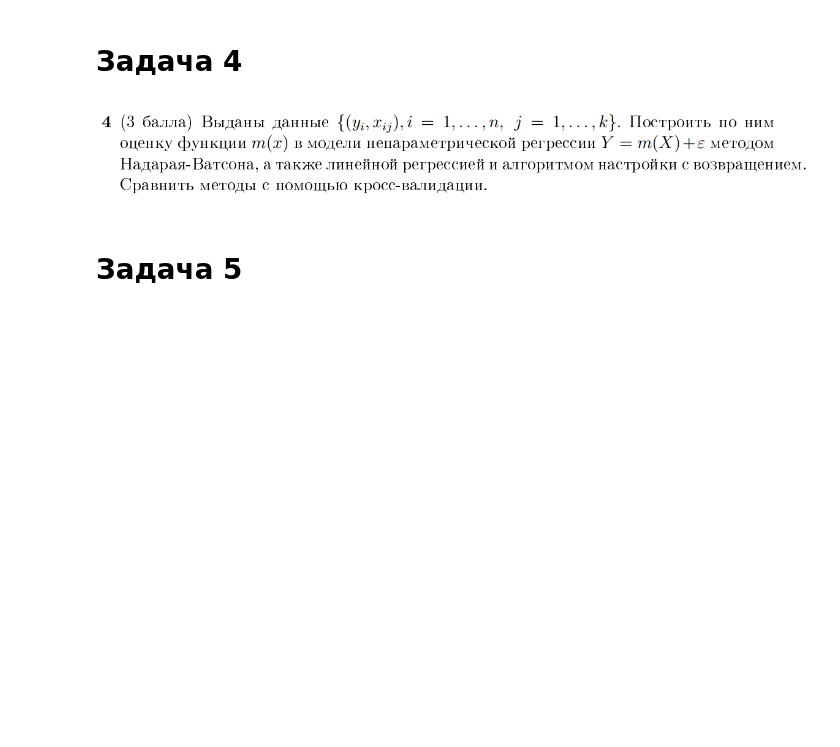
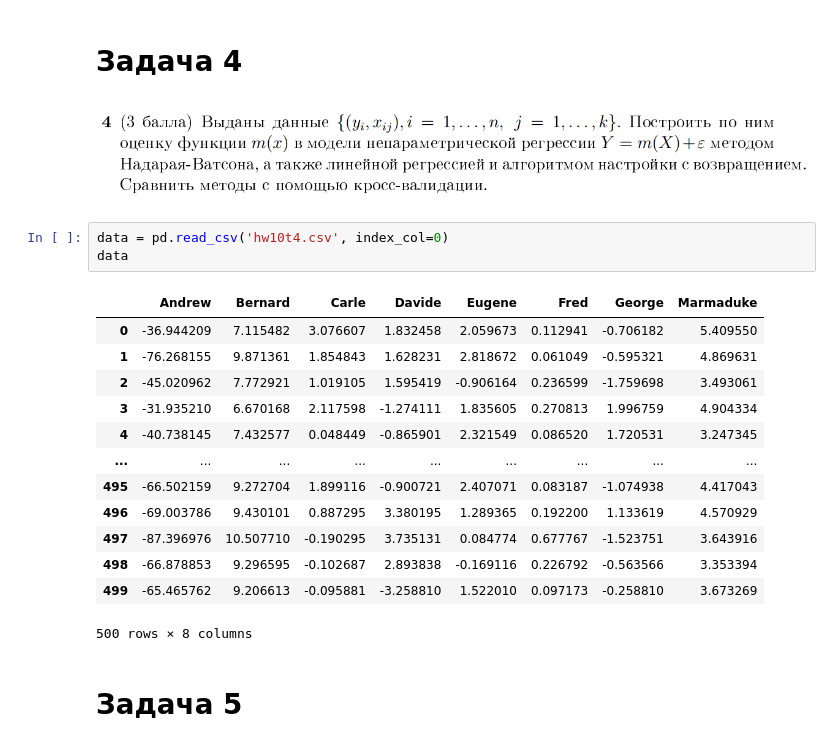
Before and after one commit to voroninip/Statistics, a Jupyter notebook: HW10/HW10.ipynb, the cells around one changed output. Saved outputs shown, nothing was run; the diff lists cells and outputs as text; blank space fills up the shorter version.

```diff
--- a/HW10/HW10.ipynb
+++ b/HW10/HW10.ipynb
@@ -233,6 +233,23 @@ plt.legend();
 # Задача 4
 # %% [markdown]
 ![4.png](embedded-picture-1)
+# %%
+data = pd.read_csv('hw10t4.csv', index_col=0)
+data
+# %% [output]
+|  | Andrew | Bernard | Carle | Davide | Eugene | Fred | George | Marmaduke |
+| 0 | -36.944209 | 7.115482 | 3.076607 | 1.832458 | 2.059673 | 0.112941 | -0.706182 | 5.409550 |
+| 1 | -76.268155 | 9.871361 | 1.854843 | 1.628231 | 2.818672 | 0.061049 | -0.595321 | 4.869631 |
+| 2 | -45.020962 | 7.772921 | 1.019105 | 1.595419 | -0.906164 | 0.236599 | -1.759698 | 3.493061 |
+| 3 | -31.935210 | 6.670168 | 2.117598 | -1.274111 | 1.835605 | 0.270813 | 1.996759 | 4.904334 |
+| 4 | -40.738145 | 7.432577 | 0.048449 | -0.865901 | 2.321549 | 0.086520 | 1.720531 | 3.247345 |
+| ... | ... | ... | ... | ... | ... | ... | ... | ... |
+| 495 | -66.502159 | 9.272704 | 1.899116 | -0.900721 | 2.407071 | 0.083187 | -1.074938 | 4.417043 |
+| 496 | -69.003786 | 9.430101 | 0.887295 | 3.380195 | 1.289365 | 0.192200 | 1.133619 | 4.570929 |
+| 497 | -87.396976 | 10.507710 | -0.190295 | 3.735131 | 0.084774 | 0.677767 | -1.523751 | 3.643916 |
+| 498 | -66.878853 | 9.296595 | -0.102687 | 2.893838 | -0.169116 | 0.226792 | -0.563566 | 3.353394 |
+| 499 | -65.465762 | 9.206613 | -0.095881 | -3.258810 | 1.522010 | 0.097173 | -0.258810 | 3.673269 |
+500 rows × 8 columns
 # %% [markdown]
 # Задача 5
 # %% [markdown]
```
